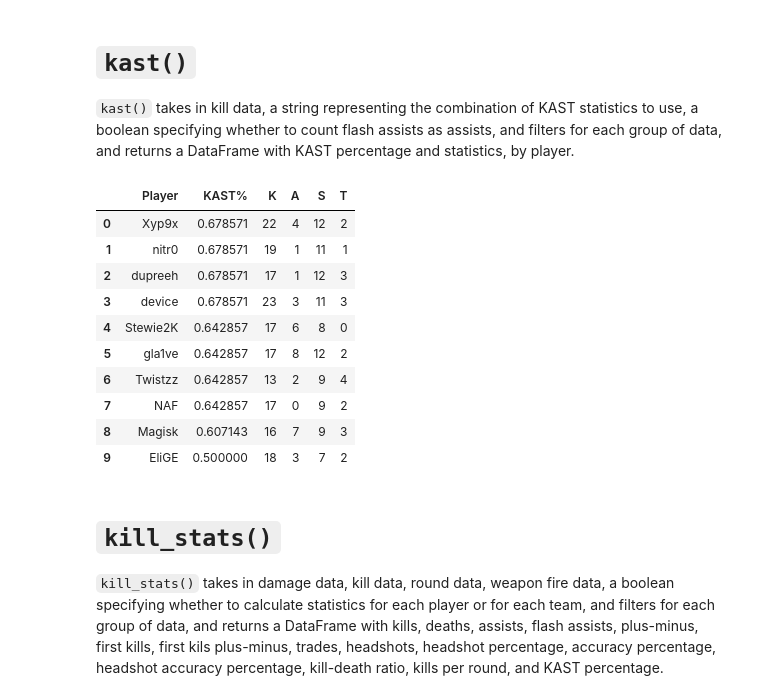
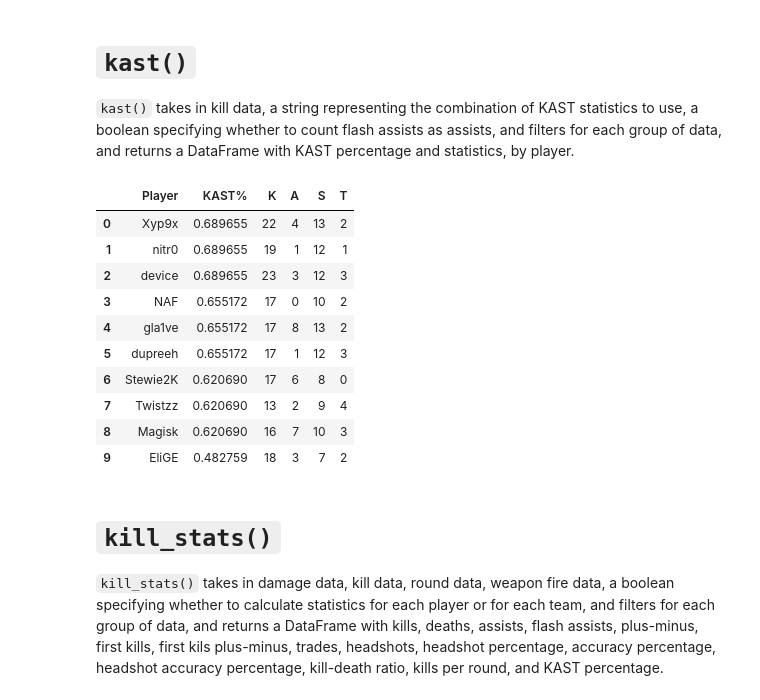
Before and after one commit to pnxenopoulos/awpy, a Jupyter notebook: examples/01_Basic_CSGO_Analysis.ipynb, the cells around one changed output. Saved outputs shown, nothing was run; the diff lists cells and outputs as text; code cells hidden in the pictures.

```diff
--- a/examples/01_Basic_CSGO_Analysis.ipynb
+++ b/examples/01_Basic_CSGO_Analysis.ipynb
@@ -314,44 +313,44 @@ def kast(
             if "K" in kast_string.upper():
                 kast_counts[player][rd][0] = kast_data.iloc[rd]["Killers"].count(player)
                 kast_rounds[player][1] += kast_data.iloc[rd]["Killers"].count(player)
             if "A" in kast_string.upper():
                 kast_counts[player][rd][1] = kast_data.iloc[rd]["Assisters"].count(
                     player
                 )
                 kast_rounds[player][2] += kast_data.iloc[rd]["Assisters"].count(player)
             if "S" in kast_string.upper():
                 if player not in kast_data.iloc[rd]["Victims"]:
                     kast_counts[player][rd][2] = 1
                     kast_rounds[player][3] += 1
             if "T" in kast_string.upper():
                 kast_counts[player][rd][3] = kast_data.iloc[rd]["Traded"].count(player)
                 kast_rounds[player][4] += kast_data.iloc[rd]["Traded"].count(player)
     for player in kast_rounds:
         for rd in kast_counts[player]:
             if any(rd):
                 kast_rounds[player][0] += 1
         kast_rounds[player][0] /= len(kast_data)
     kast = pd.DataFrame.from_dict(kast_rounds, orient="index").reset_index()
     kast.columns = ["Player", f"{kast_string.upper()}%", "K", "A", "S", "T"]
     kast = kast[columns]
     kast.fillna(0, inplace=True)
     kast.sort_values(by=f"{kast_string.upper()}%", ascending=False, inplace=True)
     kast.reset_index(drop=True, inplace=True)
     return kast
 
-kast(data_df["Kills"])
+kast(data_df["kills"])
 # %% [output]
 |  | Player | KAST% | K | A | S | T |
-| 0 | Xyp9x | 0.678571 | 22 | 4 | 12 | 2 |
-| 1 | nitr0 | 0.678571 | 19 | 1 | 11 | 1 |
-| 2 | dupreeh | 0.678571 | 17 | 1 | 12 | 3 |
-| 3 | device | 0.678571 | 23 | 3 | 11 | 3 |
-| 4 | Stewie2K | 0.642857 | 17 | 6 | 8 | 0 |
-| 5 | gla1ve | 0.642857 | 17 | 8 | 12 | 2 |
-| 6 | Twistzz | 0.642857 | 13 | 2 | 9 | 4 |
-| 7 | NAF | 0.642857 | 17 | 0 | 9 | 2 |
-| 8 | Magisk | 0.607143 | 16 | 7 | 9 | 3 |
-| 9 | EliGE | 0.500000 | 18 | 3 | 7 | 2 |
+| 0 | Xyp9x | 0.689655 | 22 | 4 | 13 | 2 |
+| 1 | nitr0 | 0.689655 | 19 | 1 | 12 | 1 |
+| 2 | device | 0.689655 | 23 | 3 | 12 | 3 |
+| 3 | NAF | 0.655172 | 17 | 0 | 10 | 2 |
+| 4 | gla1ve | 0.655172 | 17 | 8 | 13 | 2 |
+| 5 | dupreeh | 0.655172 | 17 | 1 | 12 | 3 |
+| 6 | Stewie2K | 0.620690 | 17 | 6 | 8 | 0 |
+| 7 | Twistzz | 0.620690 | 13 | 2 | 9 | 4 |
+| 8 | Magisk | 0.620690 | 16 | 7 | 10 | 3 |
+| 9 | EliGE | 0.482759 | 18 | 3 | 7 | 2 |
 # %% [markdown]
 # `kill_stats()`
 `kill_stats()` takes in damage data, kill data, round data, weapon fire data, a boolean specifying whether to calculate statistics for each player or for each team, and filters for each group of data, and returns a DataFrame with kills, deaths, assists, flash assists, plus-minus, first kills, first kils plus-minus, trades, headshots, headshot percentage, accuracy percentage, headshot accuracy percentage, kill-death ratio, kills per round, and KAST percentage.
```
Also changed, not shown: parts of 16 cells of this notebook, 1 other file.
